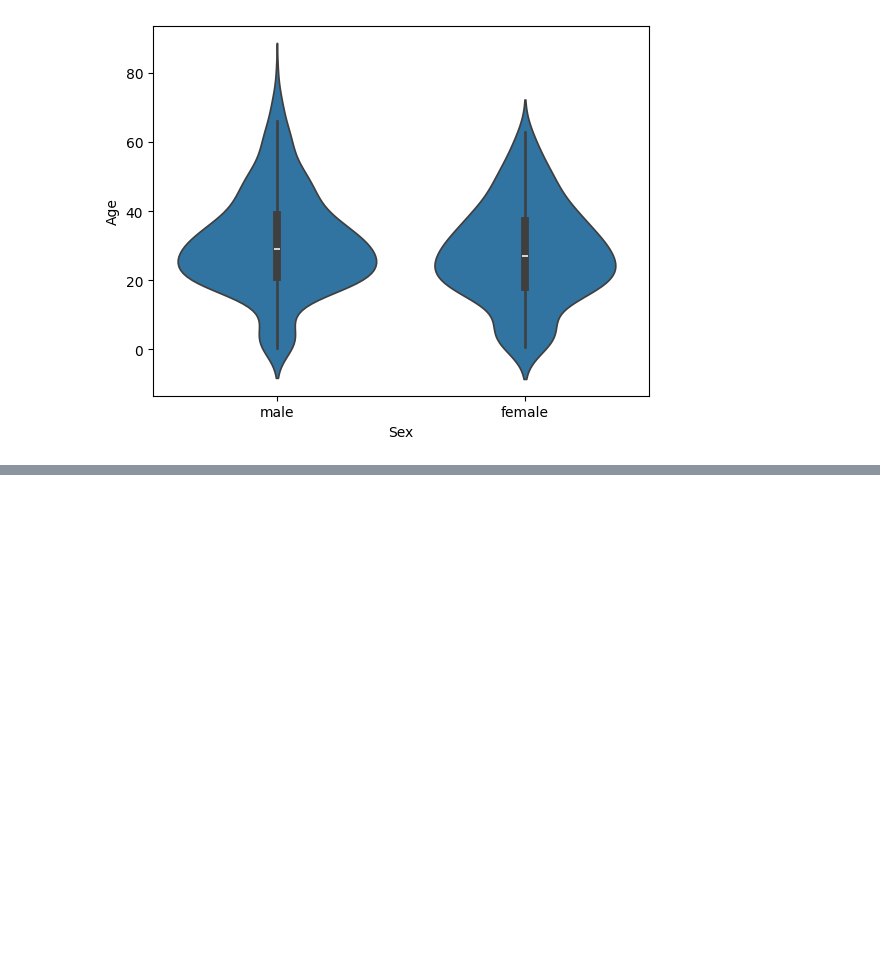
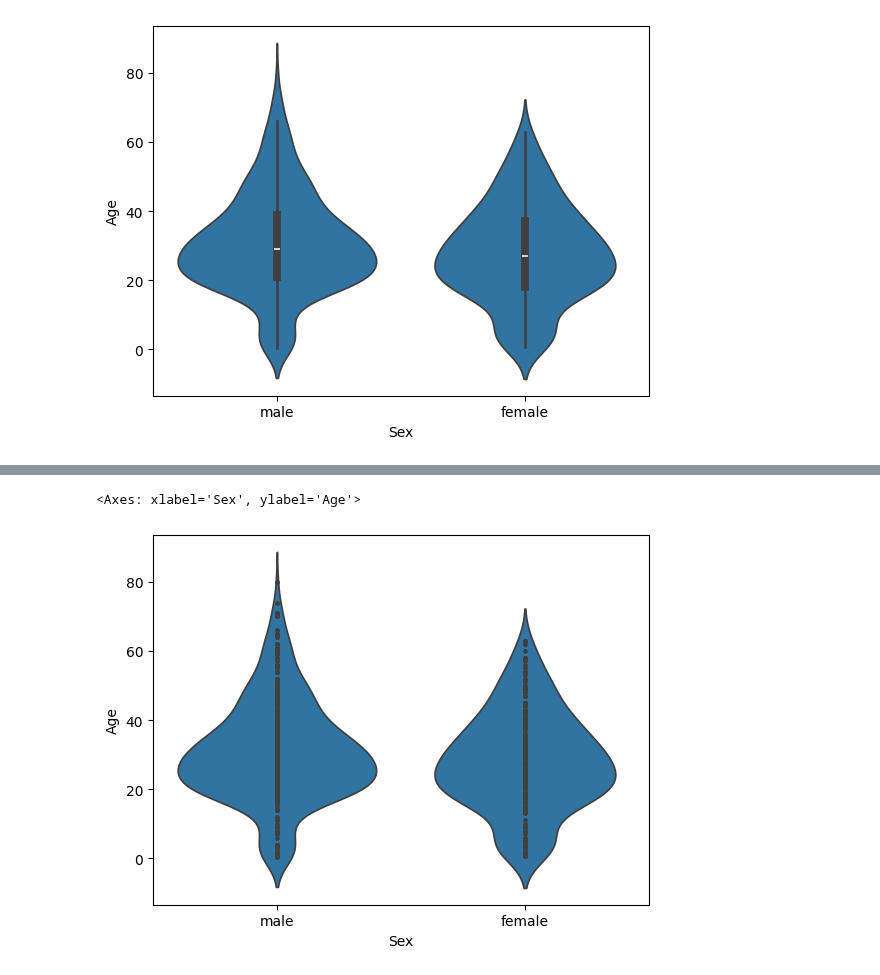
Before and after one commit to Jesusleg95/AnalisisDatosPython, a Jupyter notebook: VisualizacionesUnivariales/GraficoCajasyViolines.ipynb, the cells around one changed output, grey strips where cells are left out. Cells and saved outputs as stored; diff of their text form; code cells hidden in the pictures; blank space fills up the shorter version.

```diff
--- a/VisualizacionesUnivariales/GraficoCajasyViolines.ipynb
+++ b/VisualizacionesUnivariales/GraficoCajasyViolines.ipynb
@@ -60,0 +81,10 @@ sns.violinplot(
+# %%
+sns.violinplot(
+    df,
+    x='Sex',
+    y='Age',
+    inner='point'
+)
+# %% [output]
+<Axes: xlabel='Sex', ylabel='Age'>
+[figure, added]
```
Also changed, not shown: parts of 2 cells of this notebook.
